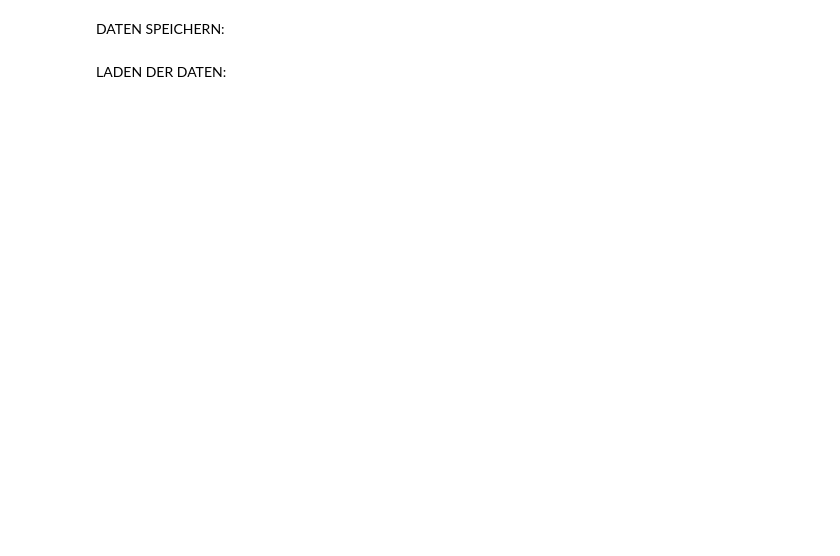
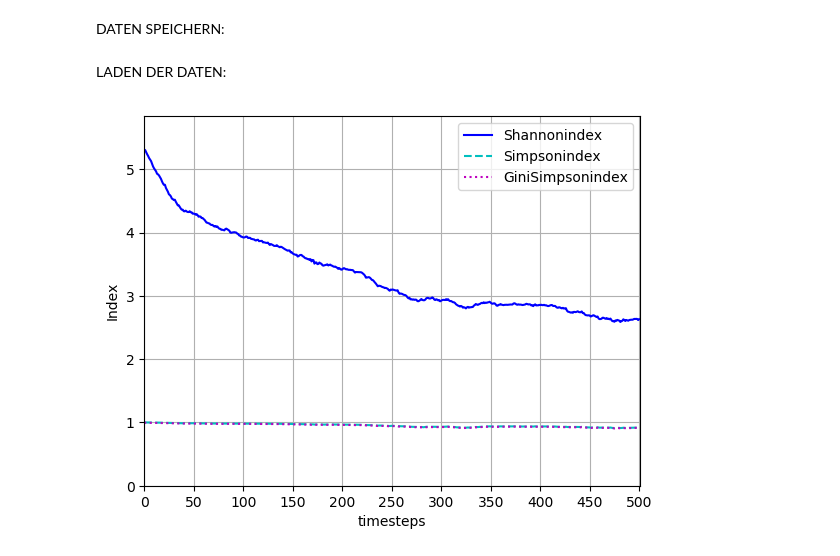
Before and after one commit to sisyga/biolgca, a Jupyter notebook: Speicherprobe.ipynb, the cells around one changed output. Saved outputs shown, nothing was run; the diff lists cells and outputs as text; code cells hidden in the pictures; blank space fills up the shorter version.

Commit message:
update entropies and hillnumbers

```diff
--- a/Speicherprobe.ipynb
+++ b/Speicherprobe.ipynb
@@ -47,10 +47,10 @@ import pathlib
 
 
 # Paraliste:
-timesteps = 20
+timesteps = 500
 dim = 1
 dens = 1
-rc = 2
+rc = 200
 birthrate = 0.5
 deathrate = 0.02
 
@@ -100,3 +96,7 @@ LADEN DER DATEN:
 # entropies = np.load('saved_data/' + 'Entropies id=0'+'.npz')
 # sh, si, gi = entropies
 # print(entropies[sh], entropies[si], entropies[gi])
+# %%
+plot_entropies_together(lgca, id=id)
+# %% [output]
+[figure, added]
```
Also changed, not shown: parts of 2 cells of this notebook, 2 other files.
